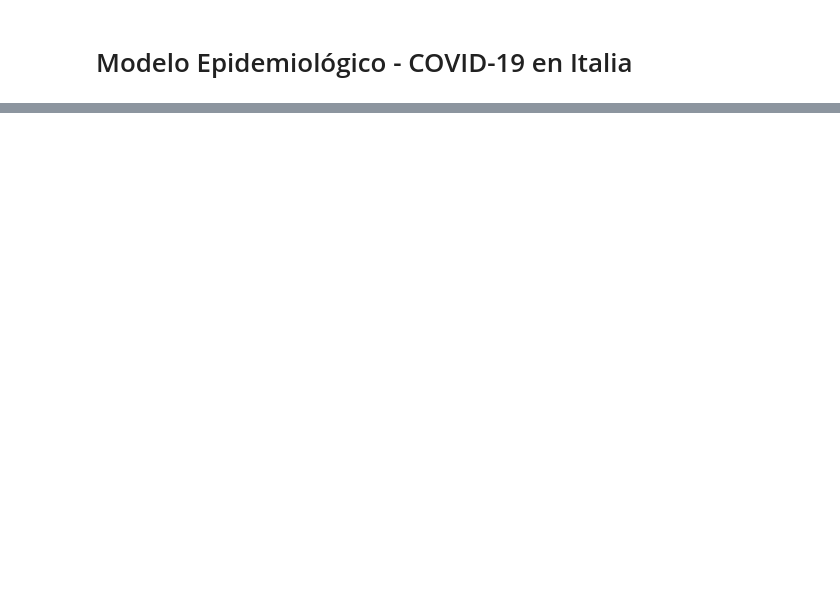
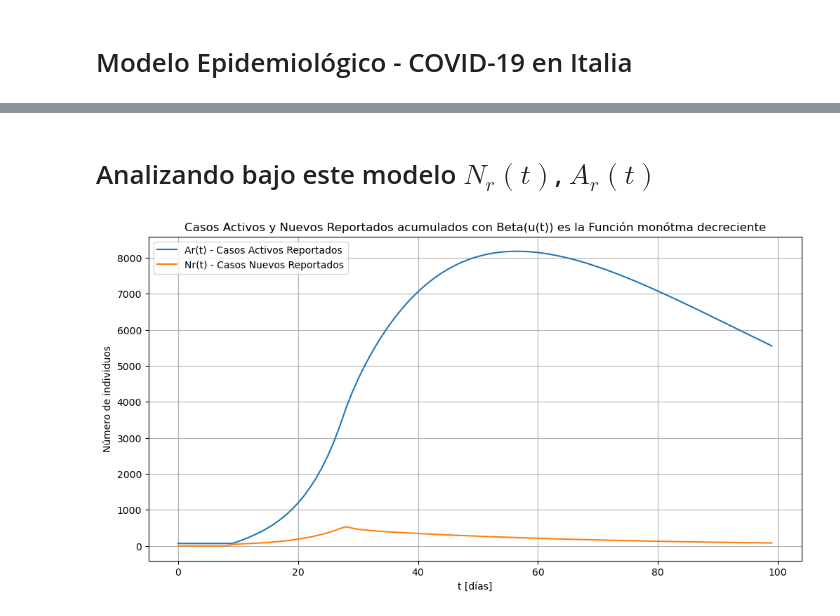
Before and after one commit to elvin00157/ControlAvanzadoII-2023, a Jupyter notebook: ProyectoCOVID19/Modelo-covid-analisis/modelo_covid_met_num.ipynb, the cells around one changed output, grey strips where cells are left out. Drawn from its saved outputs; the diff is of its cells as text; code cells hidden in the pictures; blank space fills up the shorter version.

```diff
--- a/ProyectoCOVID19/Modelo-covid-analisis/modelo_covid_met_num.ipynb
+++ b/ProyectoCOVID19/Modelo-covid-analisis/modelo_covid_met_num.ipynb
@@ -155,0 +212,16 @@ plt.show()
+# %% [markdown]
+# Analizando bajo este modelo $N_r (t)$, $A_r (t)$
+# %%
+Nr = [epsilon * E[t[i] - tau_m] if t[i] >= tau_m else 0 for i in range(len(t))]
+Ar = [I[t[i] - tau_m] + L[t[i] - tau_m] if t[i] >= tau_m else I0 + L0 for i in range(len(t))]
+plt.figure(figsize=(12, 6))
+plt.plot(t, Ar, label='Ar(t) - Casos Activos Reportados')
+plt.plot(t, Nr, label='Nr(t) - Casos Nuevos Reportados')
+plt.title(f'Casos Activos y Nuevos Reportados acumulados con Beta(u(t)) es la Función monótoma decreciente')
+plt.xlabel('t [días]')
+plt.ylabel('Número de individuos')
+plt.legend()
+plt.grid(True)
+plt.show()
+# %% [output]
+[figure, added]
```
Also changed, not shown: parts of 21 cells of this notebook, 1 other file.
